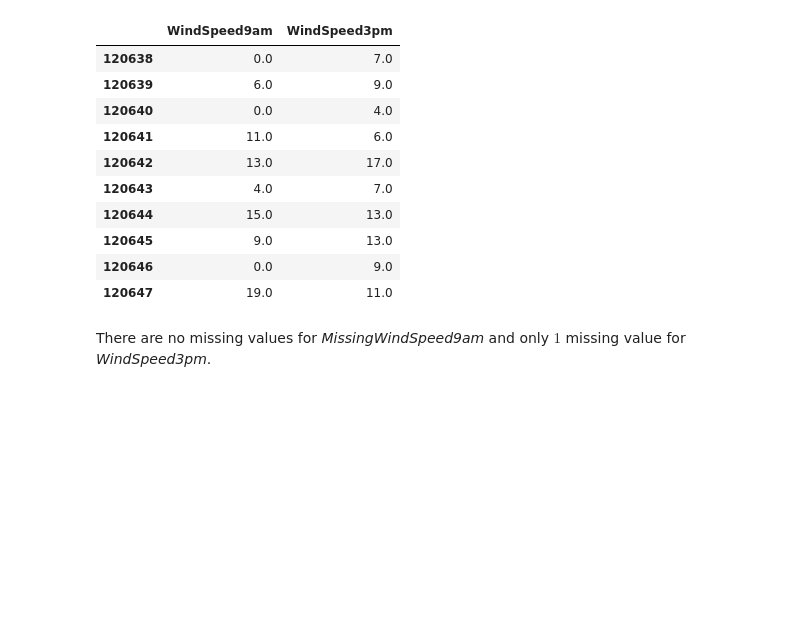
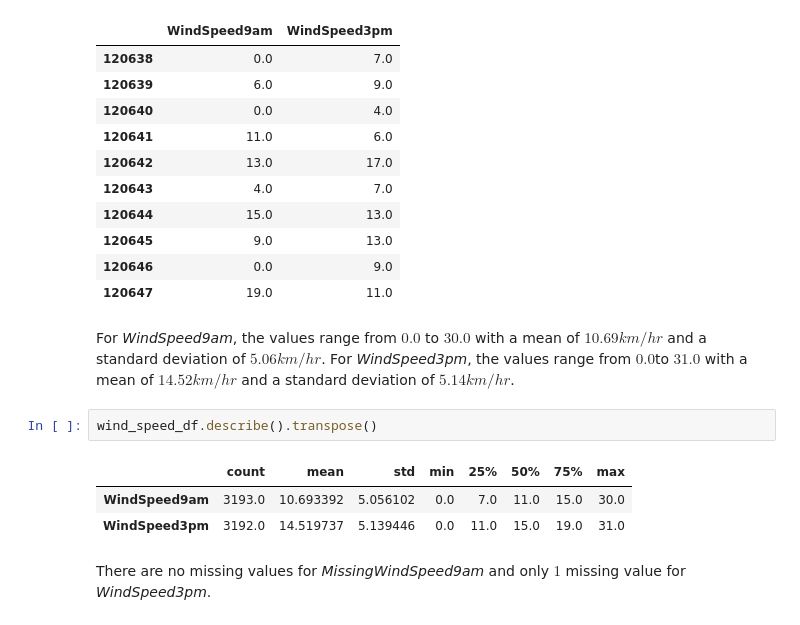
Before and after one commit to poolGolez/project-roosevelt, a Jupyter notebook: will-it-rain-in-perth.ipynb, the cells around one changed output. Cells and saved outputs as stored; diff of their text form; blank space fills up the shorter version.

```diff
--- a/will-it-rain-in-perth.ipynb
+++ b/will-it-rain-in-perth.ipynb
@@ -830,6 +835,14 @@ wind_speed_df.head(10)
 | 120645 | 9.0 | 13.0 |
 | 120646 | 0.0 | 9.0 |
 | 120647 | 19.0 | 11.0 |
+# %% [markdown]
+For *WindSpeed9am*, the values range from $0.0$ to $30.0$ with a mean of $10.69 km/hr$ and a standard deviation of $5.06 km/hr$. For *WindSpeed3pm*, the values range from $0.0$to $31.0$ with a mean of $14.52 km/hr$ and a standard deviation of $5.14 km/hr$.
+# %%
+wind_speed_df.describe().transpose()
+# %% [output]
+|  | count | mean | std | min | 25% | 50% | 75% | max |
+| WindSpeed9am | 3193.0 | 10.693392 | 5.056102 | 0.0 | 7.0 | 11.0 | 15.0 | 30.0 |
+| WindSpeed3pm | 3192.0 | 14.519737 | 5.139446 | 0.0 | 11.0 | 15.0 | 19.0 | 31.0 |
 # %% [markdown]
 There are no missing values for *MissingWindSpeed9am* and only $1$ missing value for *WindSpeed3pm*.
 # %%
```
Also changed, not shown: parts of 8 cells of this notebook.
